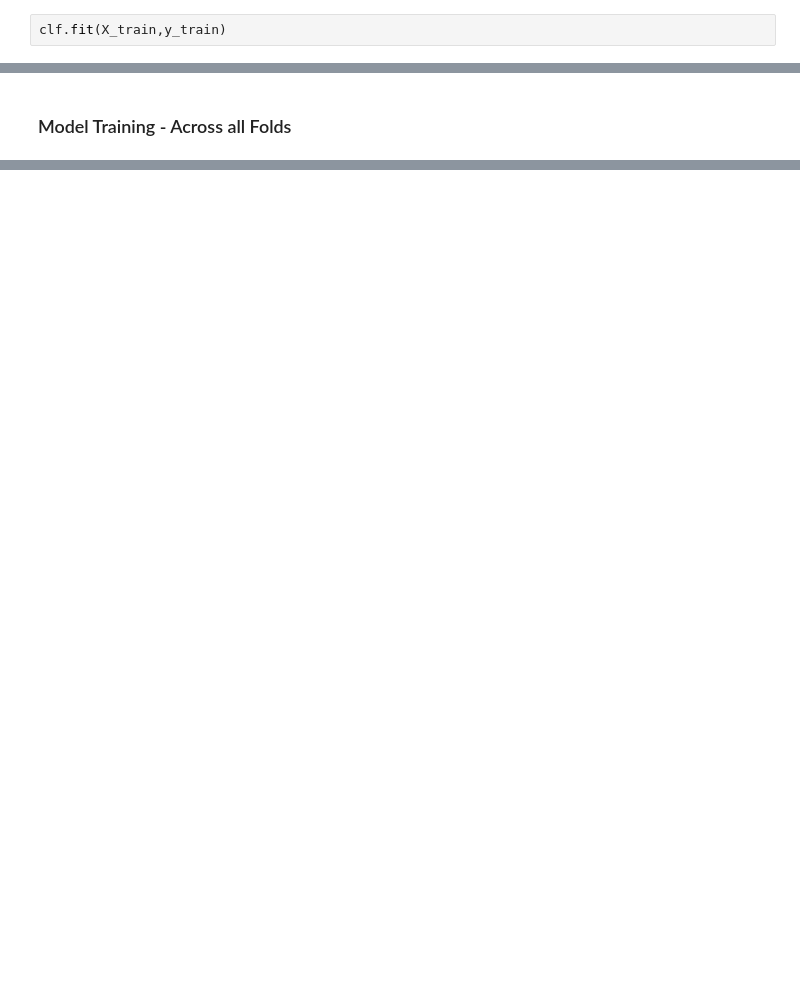
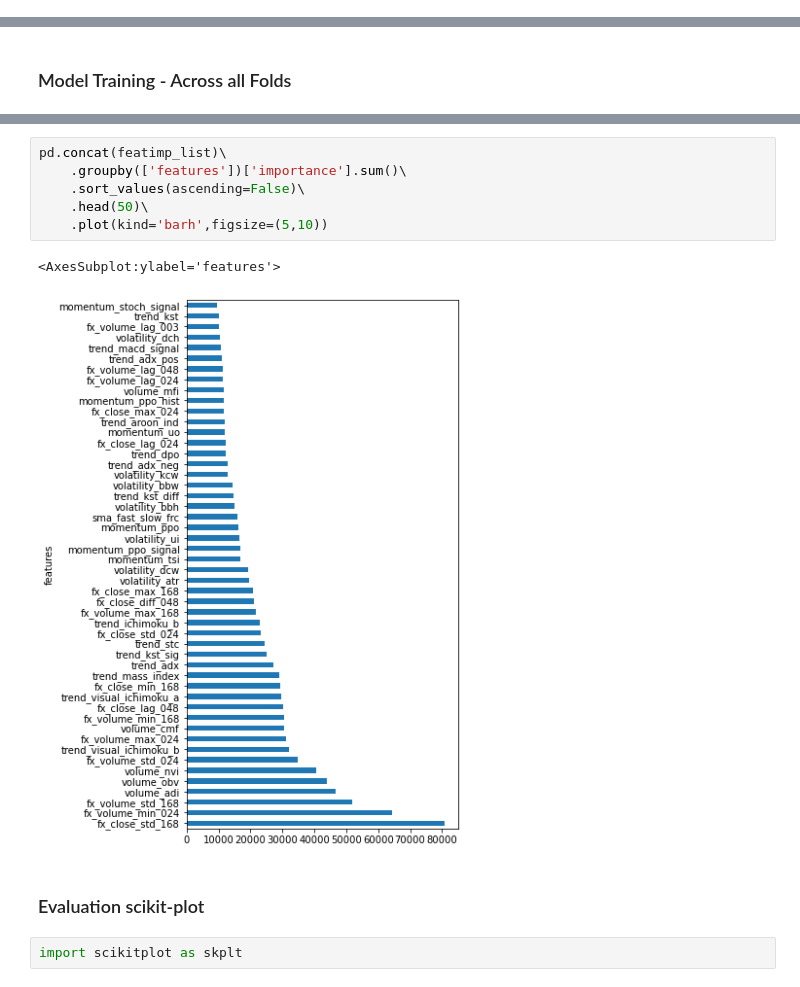
Before and after one commit to Takfes/fun-crypto-app, a Jupyter notebook: notebooks/exploration.ipynb, the cells around one changed output, grey strips where cells are left out. Drawn from its saved outputs; the diff is of its cells as text; blank space fills up the shorter version.

```diff
--- a/notebooks/exploration.ipynb
+++ b/notebooks/exploration.ipynb
@@ -832,2 +777,0 @@ clf = LGBMClassifier(
-# %%
-clf.fit(X_train,y_train)
@@ -947,0 +925,13 @@ ROC : 51.58%
+# %%
+pd.concat(featimp_list)\
+    .groupby(['features'])['importance'].sum()\
+    .sort_values(ascending=False)\
+    .head(50)\
+    .plot(kind='barh',figsize=(5,10))
+# %% [output]
+<AxesSubplot:ylabel='features'>
+[figure, added]
+# %% [markdown]
+### Evaluation scikit-plot
+# %%
+import scikitplot as skplt
```
Also changed, not shown: parts of 67 cells of this notebook.
